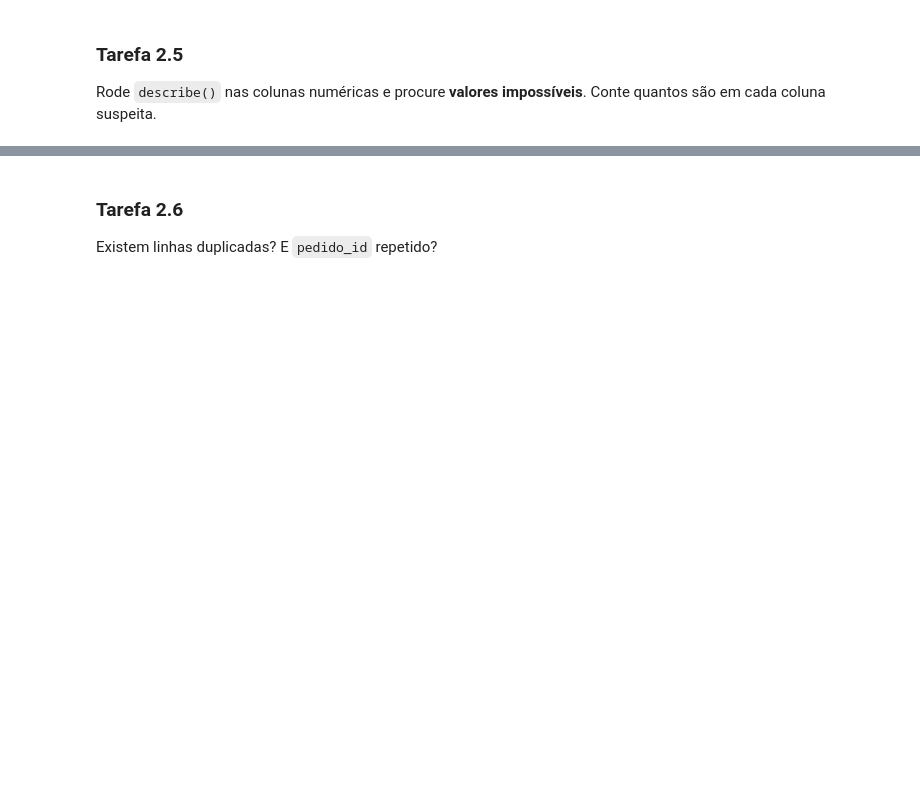
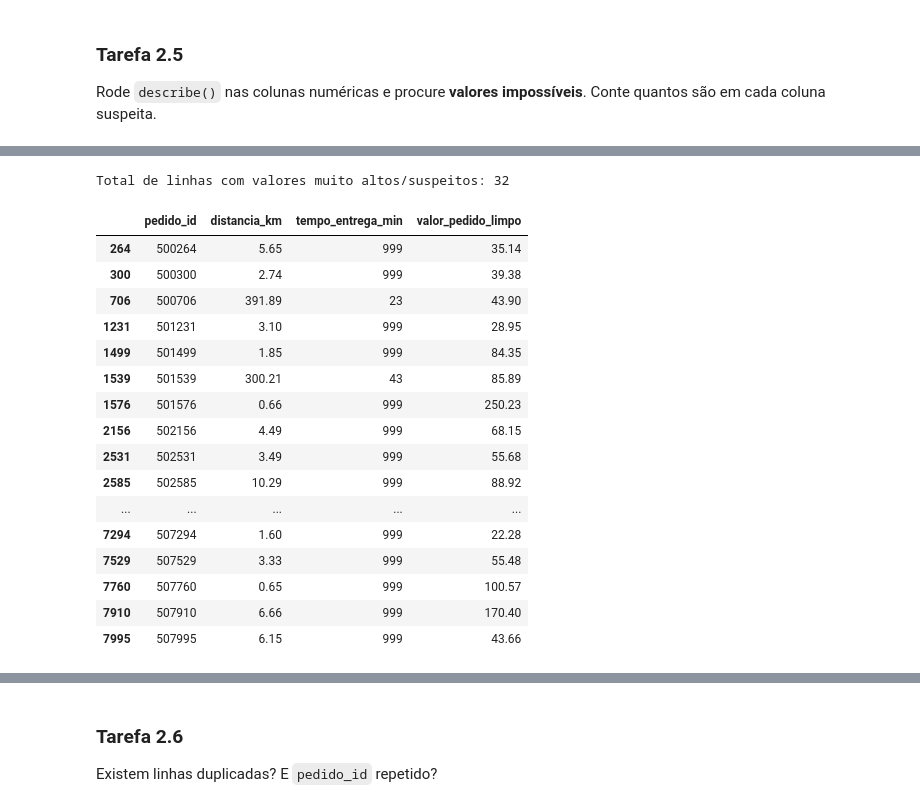
Before and after one commit to eduardoschlemer/TRABALHO-FINAL-ANALISE-EXPLORATORIA, a Jupyter notebook: projeto_final.ipynb, the cells around one changed output, grey strips where cells are left out. Drawn from its saved outputs; the diff is of its cells as text; code cells hidden in the pictures; blank space fills up the shorter version.

```diff
--- a/projeto_final.ipynb
+++ b/projeto_final.ipynb
@@ -228,0 +280,25 @@ Rode `describe()` nas colunas numéricas e procure **valores impossíveis**. Con
+# %%
+# Conta os outliers com tempo de entrega maior que 120 minutos ou distância maior que 50 km
+outliers = bruto[(bruto['tempo_entrega_min'] > 120) | (bruto['distancia_km'] > 50)]
+
+print(f"Total de linhas com valores muito altos/suspeitos: {len(outliers)}")
+display(outliers[['pedido_id', 'distancia_km', 'tempo_entrega_min', 'valor_pedido_limpo']])
+# %% [output]
+Total de linhas com valores muito altos/suspeitos: 32
+|  | pedido_id | distancia_km | tempo_entrega_min | valor_pedido_limpo |
+| 264 | 500264 | 5.65 | 999 | 35.14 |
+| 300 | 500300 | 2.74 | 999 | 39.38 |
+| 706 | 500706 | 391.89 | 23 | 43.90 |
+| 1231 | 501231 | 3.10 | 999 | 28.95 |
+| 1499 | 501499 | 1.85 | 999 | 84.35 |
+| 1539 | 501539 | 300.21 | 43 | 85.89 |
+| 1576 | 501576 | 0.66 | 999 | 250.23 |
+| 2156 | 502156 | 4.49 | 999 | 68.15 |
+| 2531 | 502531 | 3.49 | 999 | 55.68 |
+| 2585 | 502585 | 10.29 | 999 | 88.92 |
+| ... | ... | ... | ... | ... |
+| 7294 | 507294 | 1.60 | 999 | 22.28 |
+| 7529 | 507529 | 3.33 | 999 | 55.48 |
+| 7760 | 507760 | 0.65 | 999 | 100.57 |
+| 7910 | 507910 | 6.66 | 999 | 170.40 |
+| 7995 | 507995 | 6.15 | 999 | 43.66 |
```
Also changed, not shown: parts of 16 cells of this notebook.
